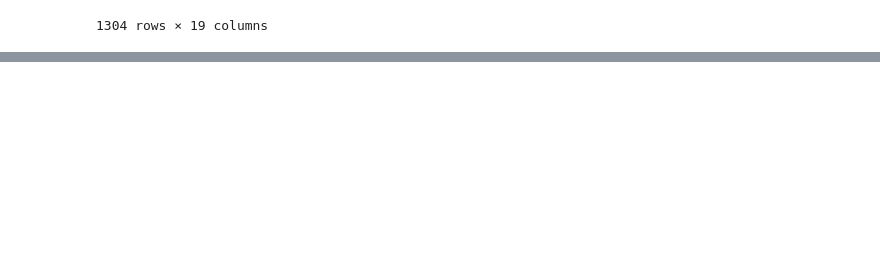
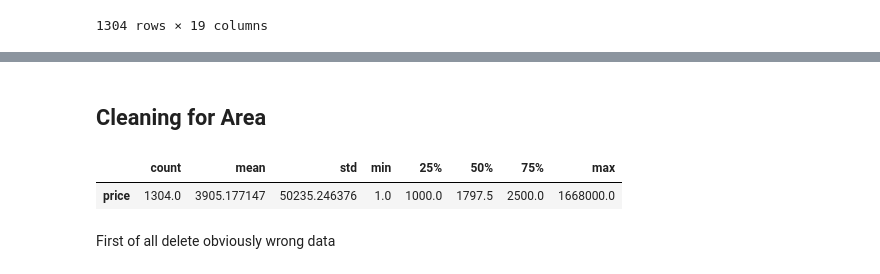
Before and after one commit to aiillen/Kelowna-Rental-Price-Prediction-Using-Machine-Learning-Algorithms, a Jupyter notebook: data/raw/cleaning_data_1.ipynb, the cells around one changed output, grey strips where cells are left out. Saved outputs shown, nothing was run; the diff lists cells and outputs as text; code cells hidden in the pictures; blank space fills up the shorter version.

```diff
--- a/data/raw/cleaning_data_1.ipynb
+++ b/data/raw/cleaning_data_1.ipynb
@@ -649,0 +702,9 @@ df
+# %% [markdown]
+## Cleaning for Area
+# %%
+df.describe().T
+# %% [output]
+|  | count | mean | std | min | 25% | 50% | 75% | max |
+| price | 1304.0 | 3905.177147 | 50235.246376 | 1.0 | 1000.0 | 1797.5 | 2500.0 | 1668000.0 |
+# %% [markdown]
+First of all delete obviously wrong data
```
Also changed, not shown: parts of 21 cells of this notebook, 2 other files.
